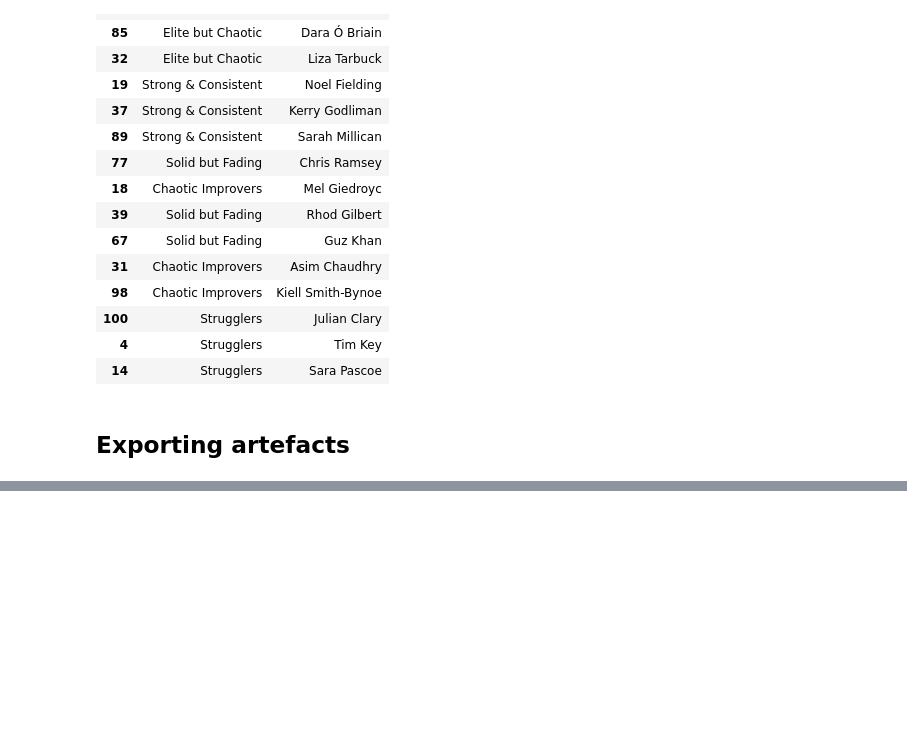
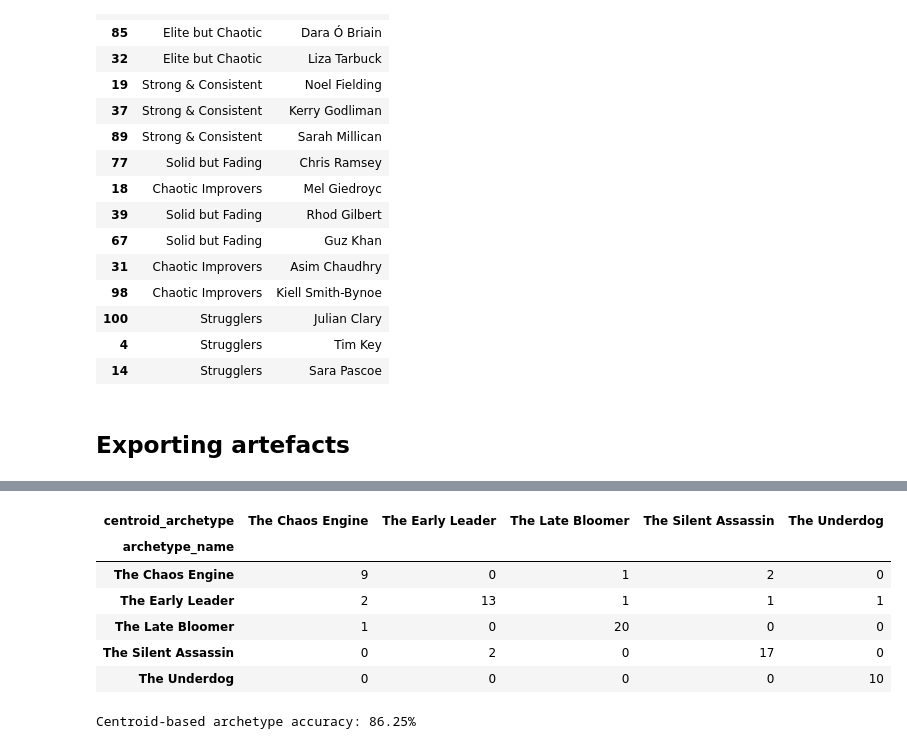
Before and after one commit to keira-p/tasklab, a Jupyter notebook: notebooks/02_archetypes.ipynb, the cells around one changed output, grey strips where cells are left out. Saved outputs shown, nothing was run; the diff lists cells and outputs as text; code cells hidden in the pictures; blank space fills up the shorter version.

```diff
--- a/notebooks/02_archetypes.ipynb
+++ b/notebooks/02_archetypes.ipynb
@@ -541,0 +800,16 @@ archetype_df[[
+# %%
+# Fit scaler on the original features to get the same scaling as KMeans
+centroid_feature_cols = ["avg_score", "avg_std", "avg_momentum"]
+
+scaler = StandardScaler()
+scaler.fit(archetype_df[centroid_feature_cols])
+
+raw_centroids = archetype_df.groupby("archetype_name")[centroid_feature_cols].mean()
+
+centroids = pd.DataFrame(
+    scaler.transform(raw_centroids),
+    columns=centroid_feature_cols,
+    index=raw_centroids.index
+).round(2)
+
+centroids
@@ -541,0 +824,51 @@ archetype_df[[
+# %%
+# Assign archetype based on distance to KMeans centroids
+def assign_nearest_archetype(row, centroids, scaler):
+
+    best_archetype = None
+    best_distance = float("inf")    # positive infinity as initial best distance
+
+    # Loop through each archetype centroid and calculate distance
+    for archetype_name, centroid in centroids.iterrows():
+
+        # Scale the contestant's features using the same scaler
+        contestant_features = pd.DataFrame([{
+        "avg_score": row["avg_score"],
+        "avg_std": row["avg_std"],
+        "avg_momentum": row["avg_momentum"]
+    }])
+
+        scaled_contestant_features = scaler.transform(contestant_features)[0]
+
+        # Calculate Euclidean distance to the centroid
+        distance = np.linalg.norm(scaled_contestant_features - centroid)
+
+        # Update best archetype if this one is closer
+        if distance < best_distance:
+            best_distance = distance
+            best_archetype = archetype_name
+
+    return best_archetype
+
+archetype_df["centroid_archetype"] = archetype_df.apply(
+    assign_nearest_archetype,
+    axis=1,
+    centroids=centroids,
+    scaler=scaler
+)
+
+pd.crosstab(archetype_df["archetype_name"], archetype_df["centroid_archetype"])
+# %% [output]
+| centroid_archetype | The Chaos Engine | The Early Leader | The Late Bloomer | The Silent Assassin | The Underdog |
+| archetype_name |  |  |  |  |  |
+| The Chaos Engine | 9 | 0 | 1 | 2 | 0 |
+| The Early Leader | 2 | 13 | 1 | 1 | 1 |
+| The Late Bloomer | 1 | 0 | 20 | 0 | 0 |
+| The Silent Assassin | 0 | 2 | 0 | 17 | 0 |
+| The Underdog | 0 | 0 | 0 | 0 | 10 |
+# %%
+# Accuracy of centroid archetypes compared to KMeans archetypes
+accuracy = np.mean(archetype_df["archetype_name"] == archetype_df["centroid_archetype"])
+print(f"Centroid-based archetype accuracy: {accuracy:.2%}")
+# %% [output]
+Centroid-based archetype accuracy: 86.25%
```
Also changed, not shown: parts of 19 cells of this notebook.
